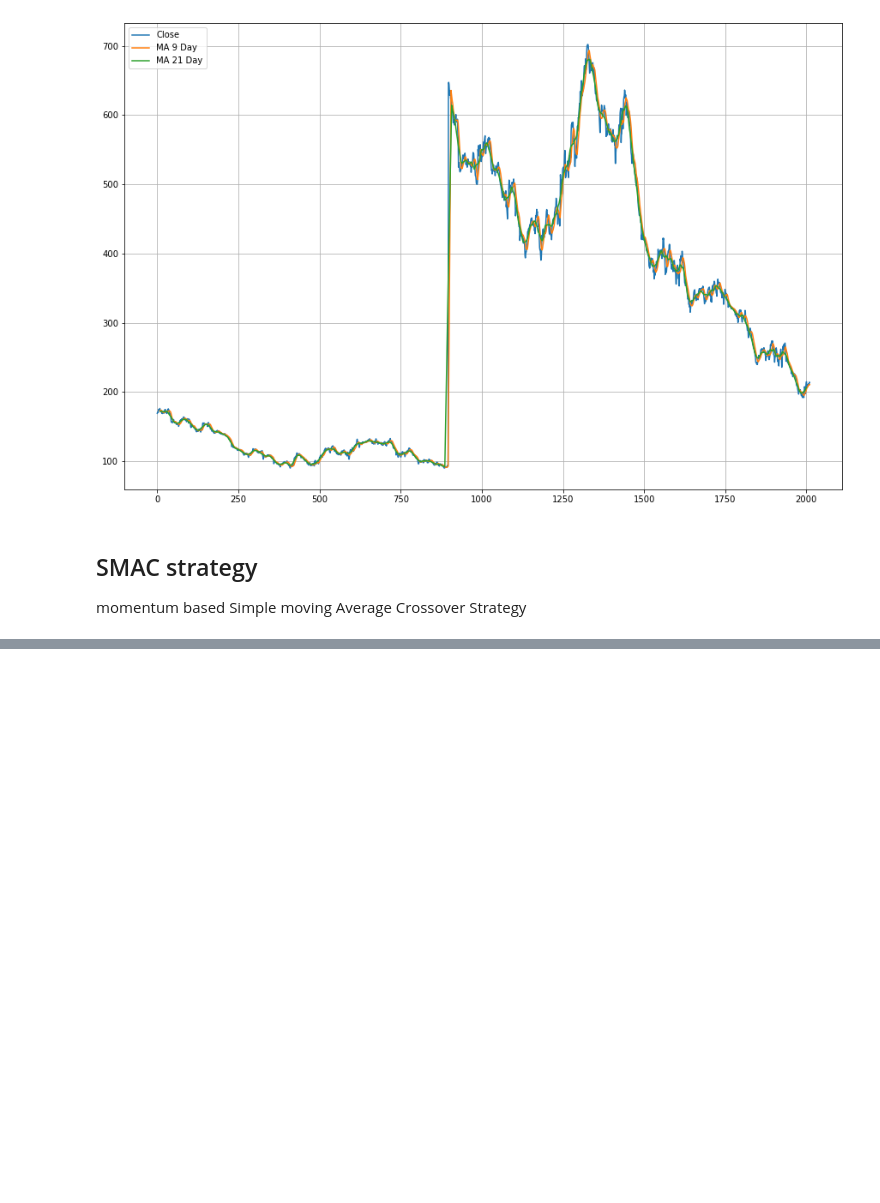
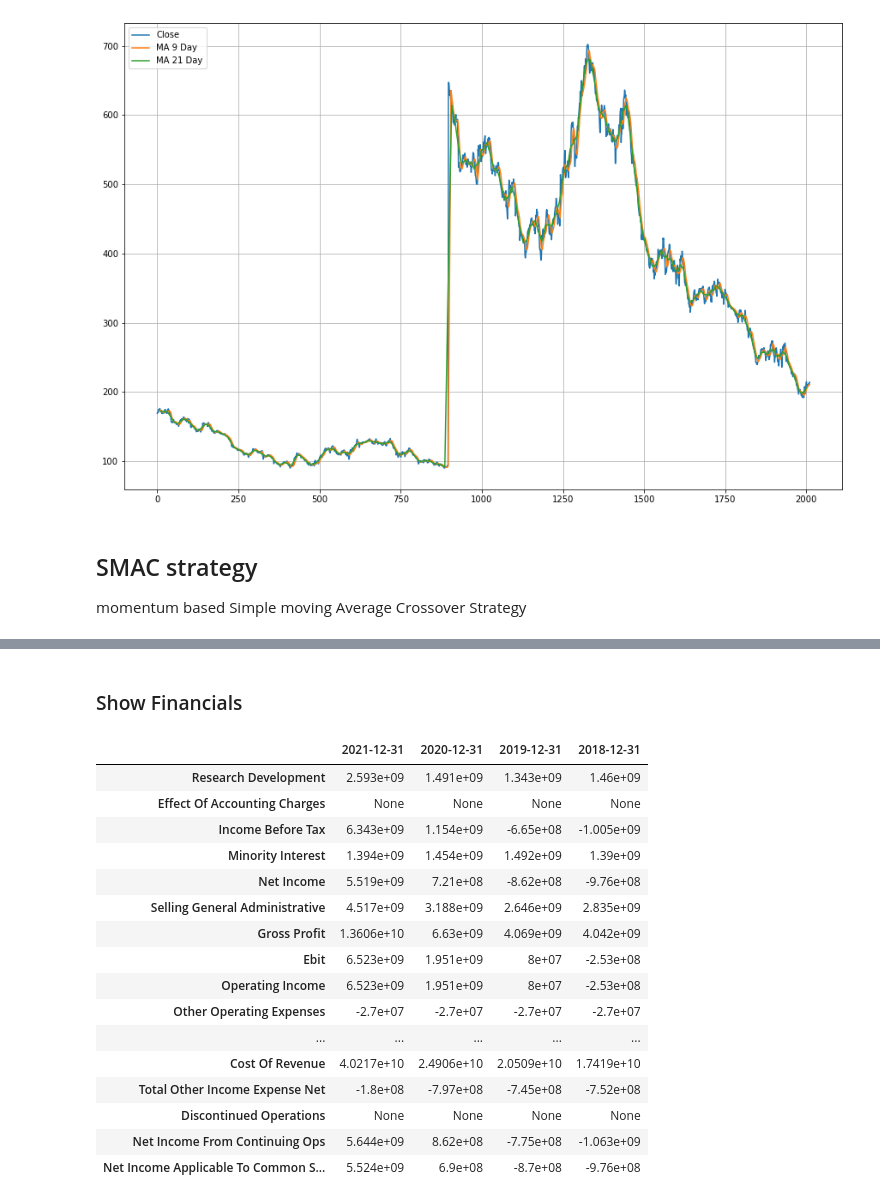
Before and after one commit to tonymbennett5/Quand, a Jupyter notebook: Analysis .ipynb, the cells around one changed output, grey strips where cells are left out. Cells and saved outputs as stored; diff of their text form; code cells hidden in the pictures; blank space fills up the shorter version.

```diff
--- a/Analysis .ipynb
+++ b/Analysis .ipynb
@@ -181,0 +278,22 @@ momentum based Simple moving Average Crossover Strategy
+# %% [markdown]
+### Show Financials
+# %%
+tsla.financials
+# %% [output]
+|  | 2021-12-31 | 2020-12-31 | 2019-12-31 | 2018-12-31 |
+| Research Development | 2.593e+09 | 1.491e+09 | 1.343e+09 | 1.46e+09 |
+| Effect Of Accounting Charges | None | None | None | None |
+| Income Before Tax | 6.343e+09 | 1.154e+09 | -6.65e+08 | -1.005e+09 |
+| Minority Interest | 1.394e+09 | 1.454e+09 | 1.492e+09 | 1.39e+09 |
+| Net Income | 5.519e+09 | 7.21e+08 | -8.62e+08 | -9.76e+08 |
+| Selling General Administrative | 4.517e+09 | 3.188e+09 | 2.646e+09 | 2.835e+09 |
+| Gross Profit | 1.3606e+10 | 6.63e+09 | 4.069e+09 | 4.042e+09 |
+| Ebit | 6.523e+09 | 1.951e+09 | 8e+07 | -2.53e+08 |
+| Operating Income | 6.523e+09 | 1.951e+09 | 8e+07 | -2.53e+08 |
+| Other Operating Expenses | -2.7e+07 | -2.7e+07 | -2.7e+07 | -2.7e+07 |
+| ... | ... | ... | ... | ... |
+| Cost Of Revenue | 4.0217e+10 | 2.4906e+10 | 2.0509e+10 | 1.7419e+10 |
+| Total Other Income Expense Net | -1.8e+08 | -7.97e+08 | -7.45e+08 | -7.52e+08 |
+| Discontinued Operations | None | None | None | None |
+| Net Income From Continuing Ops | 5.644e+09 | 8.62e+08 | -7.75e+08 | -1.063e+09 |
+| Net Income Applicable To Common S... | 5.524e+09 | 6.9e+08 | -8.7e+08 | -9.76e+08 |
```
Also changed, not shown: parts of 32 cells of this notebook.
